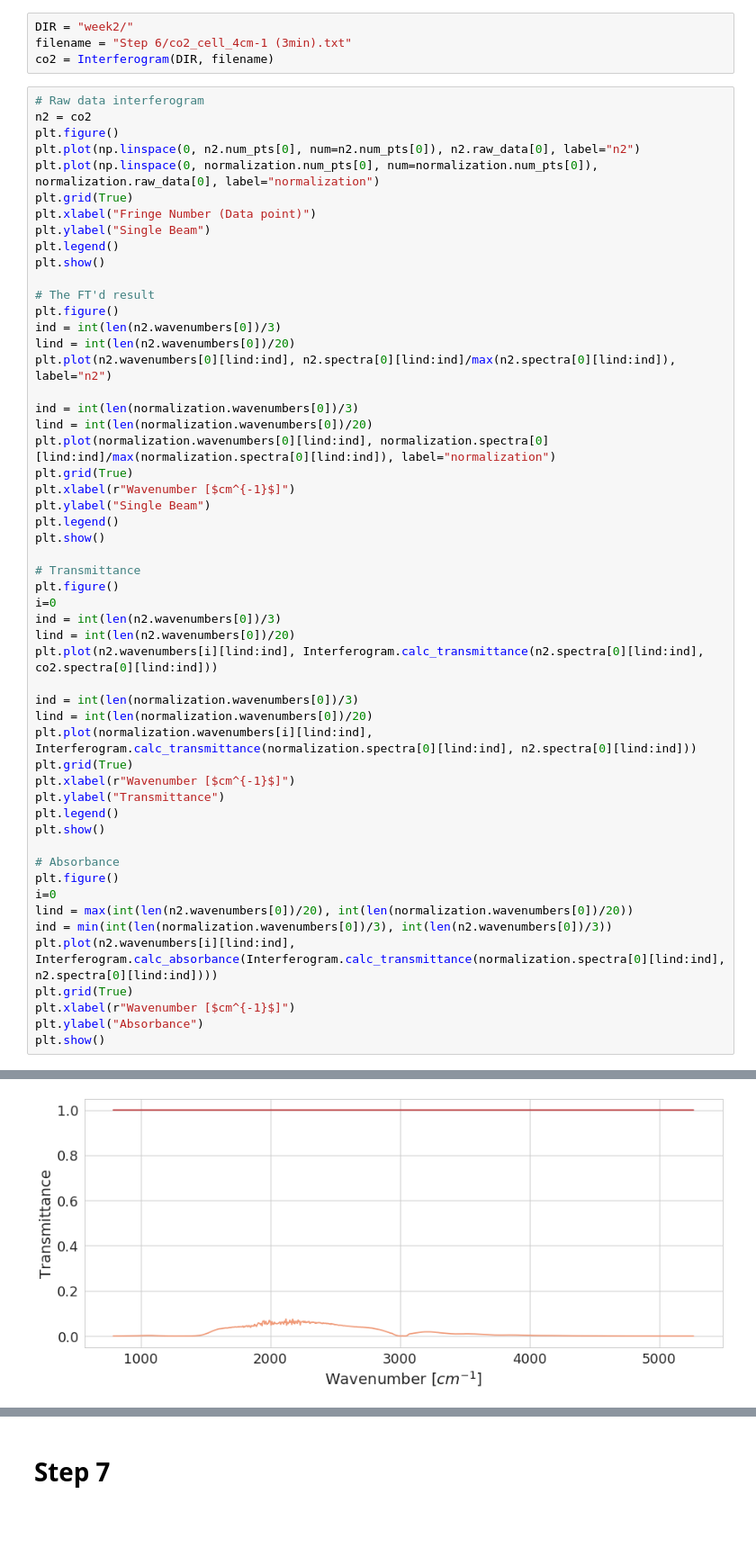
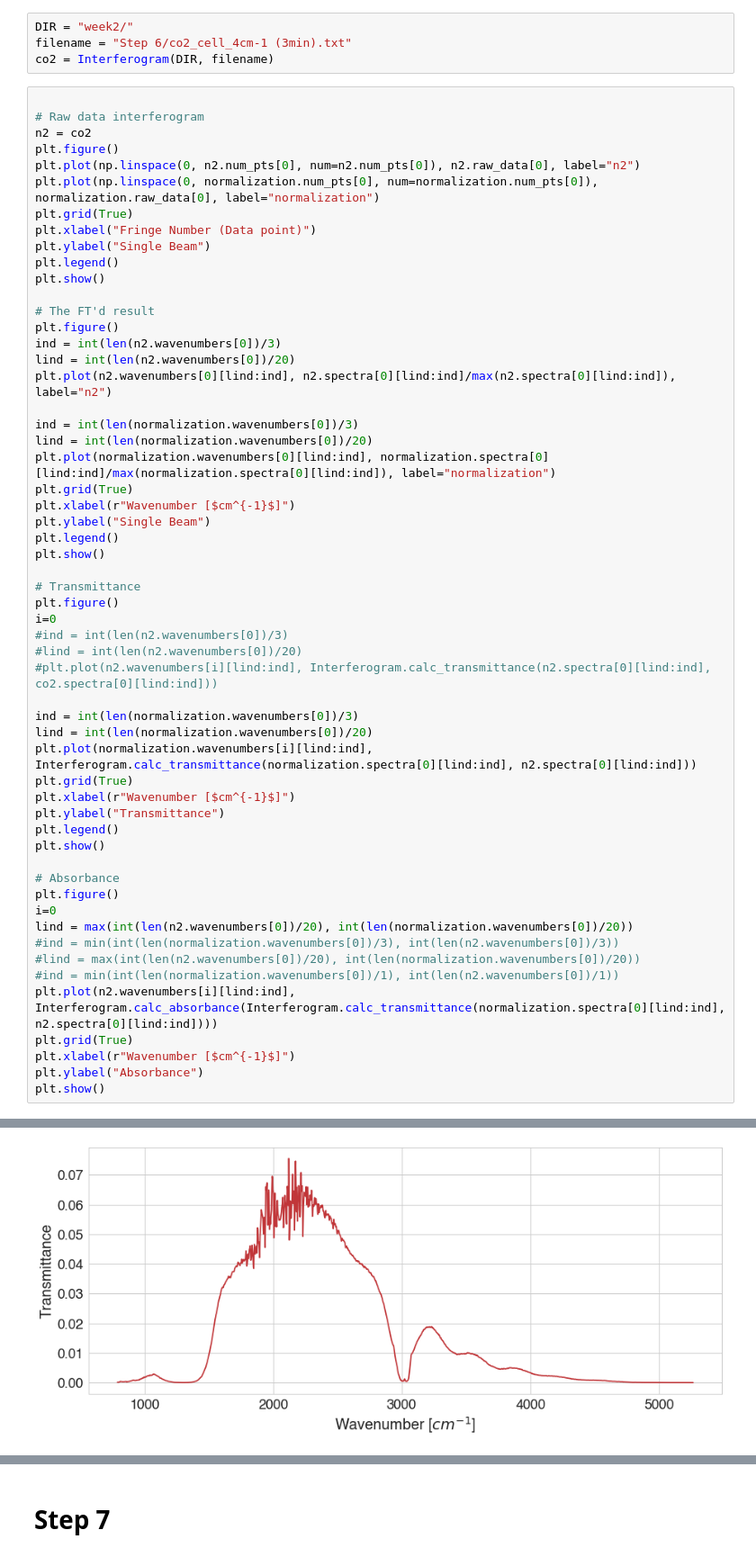
Before and after one commit to estherlin/enph352, a Jupyter notebook: data/lab1/analysis.ipynb, the cells around one changed output, grey strips where cells are left out. Shown at 90% size. Cells and saved outputs as stored; diff of their text form; blank space fills up the shorter version.

```diff
--- a/data/lab1/analysis.ipynb
+++ b/data/lab1/analysis.ipynb
@@ -678,6 +680,7 @@ DIR = "week2/"
 filename = "Step 6/co2_cell_4cm-1 (3min).txt"
 co2 = Interferogram(DIR, filename)
 # %%
+
 # Raw data interferogram
 n2 = co2
 plt.figure()
@@ -707,9 +710,9 @@ plt.show()
 # Transmittance
 plt.figure()
 i=0
-ind = int(len(n2.wavenumbers[0])/3)
-lind = int(len(n2.wavenumbers[0])/20)
-plt.plot(n2.wavenumbers[i][lind:ind], Interferogram.calc_transmittance(n2.spectra[0][lind:ind], co2.spectra[0][lind:ind]))
+#ind = int(len(n2.wavenumbers[0])/3)
+#lind = int(len(n2.wavenumbers[0])/20)
+#plt.plot(n2.wavenumbers[i][lind:ind], Interferogram.calc_transmittance(n2.spectra[0][lind:ind], co2.spectra[0][lind:ind]))
 
 ind = int(len(normalization.wavenumbers[0])/3)
 lind = int(len(normalization.wavenumbers[0])/20)
@@ -724,7 +727,9 @@ plt.show()
 plt.figure()
 i=0
 lind = max(int(len(n2.wavenumbers[0])/20), int(len(normalization.wavenumbers[0])/20))
-ind = min(int(len(normalization.wavenumbers[0])/3), int(len(n2.wavenumbers[0])/3))
+#ind = min(int(len(normalization.wavenumbers[0])/3), int(len(n2.wavenumbers[0])/3))
+#lind = max(int(len(n2.wavenumbers[0])/20), int(len(normalization.wavenumbers[0])/20))
+#ind = min(int(len(normalization.wavenumbers[0])/1), int(len(n2.wavenumbers[0])/1))
 plt.plot(n2.wavenumbers[i][lind:ind], Interferogram.calc_absorbance(Interferogram.calc_transmittance(normalization.spectra[0][lind:ind], n2.spectra[0][lind:ind])))
 plt.grid(True)
 plt.xlabel(r"Wavenumber [$cm^{-1}$]")
@@ -736,2 +741,2 @@ plt.show()
 No handles with labels found to put in legend.
-[figure, old version]
+[figure, new version]
```
Also changed, not shown: parts of 16 cells of this notebook.
